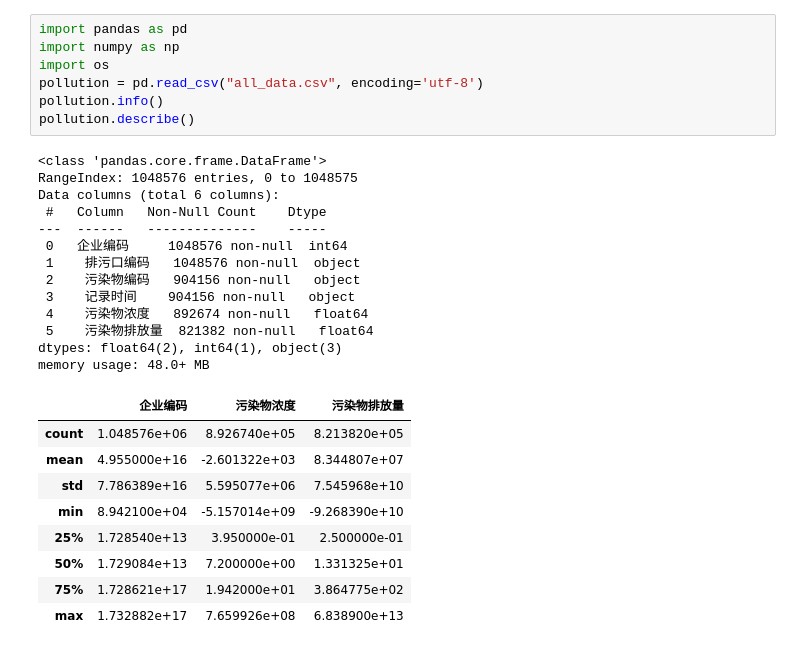
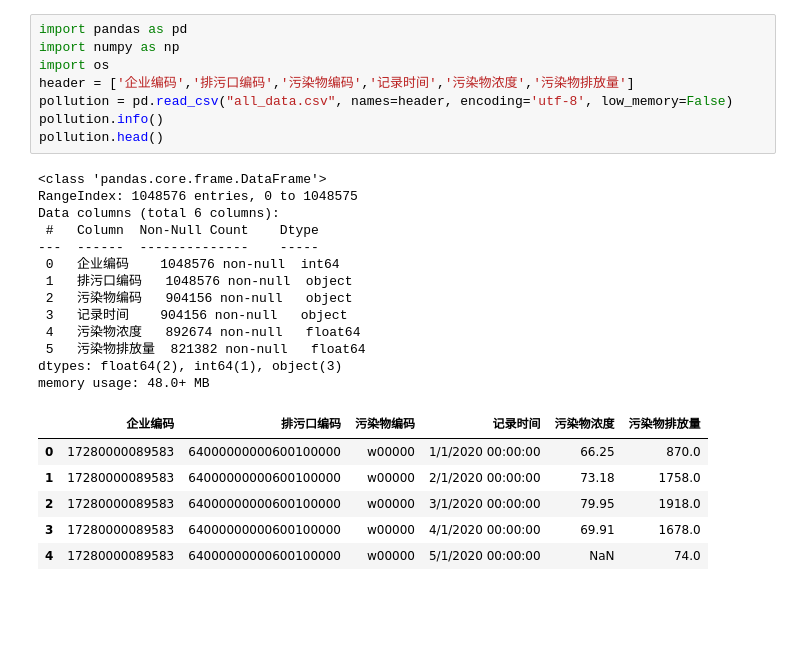
Before and after one commit to xiaoxx970/Illegal-pollution, a Jupyter notebook: 企业污染排放违法行为实时风险评估系统.ipynb, the cells around one changed output. Cells and saved outputs as stored; diff of their text form; blank space fills up the shorter version.

```diff
--- a/企业污染排放违法行为实时风险评估系统.ipynb
+++ b/企业污染排放违法行为实时风险评估系统.ipynb
@@ -2,9 +2,10 @@
 import pandas as pd
 import numpy as np
 import os
-pollution = pd.read_csv("all_data.csv", encoding='utf-8')
+header = ['企业编码','排污口编码','污染物编码','记录时间','污染物浓度','污染物排放量']
+pollution = pd.read_csv("all_data.csv", names=header, encoding='utf-8', low_memory=False)
 pollution.info()
-pollution.describe()
+pollution.head()
 # %% [output]
 <class 'pandas.core.frame.DataFrame'>
 RangeIndex: 1048576 entries, 0 to 1048575
@@ -20,11 +21,8 @@ Data columns (total 6 columns):
 dtypes: float64(2), int64(1), object(3)
 memory usage: 48.0+ MB
-|  | 企业编码 | 污染物浓度 | 污染物排放量 |
-| count | 1.048576e+06 | 8.926740e+05 | 8.213820e+05 |
-| mean | 4.955000e+16 | -2.601322e+03 | 8.344807e+07 |
-| std | 7.786389e+16 | 5.595077e+06 | 7.545968e+10 |
-| min | 8.942100e+04 | -5.157014e+09 | -9.268390e+10 |
-| 25% | 1.728540e+13 | 3.950000e-01 | 2.500000e-01 |
-| 50% | 1.729084e+13 | 7.200000e+00 | 1.331325e+01 |
-| 75% | 1.728621e+17 | 1.942000e+01 | 3.864775e+02 |
-| max | 1.732882e+17 | 7.659926e+08 | 6.838900e+13 |
+|  | 企业编码 | 排污口编码 | 污染物编码 | 记录时间 | 污染物浓度 | 污染物排放量 |
+| 0 | 17280000089583 | 64000000000600100000 | w00000 | 1/1/2020 00:00:00 | 66.25 | 870.0 |
+| 1 | 17280000089583 | 64000000000600100000 | w00000 | 2/1/2020 00:00:00 | 73.18 | 1758.0 |
+| 2 | 17280000089583 | 64000000000600100000 | w00000 | 3/1/2020 00:00:00 | 79.95 | 1918.0 |
+| 3 | 17280000089583 | 64000000000600100000 | w00000 | 4/1/2020 00:00:00 | 69.91 | 1678.0 |
+| 4 | 17280000089583 | 64000000000600100000 | w00000 | 5/1/2020 00:00:00 | NaN | 74.0 |
```
Also changed, not shown: parts of 4 cells of this notebook, 1 other file.
